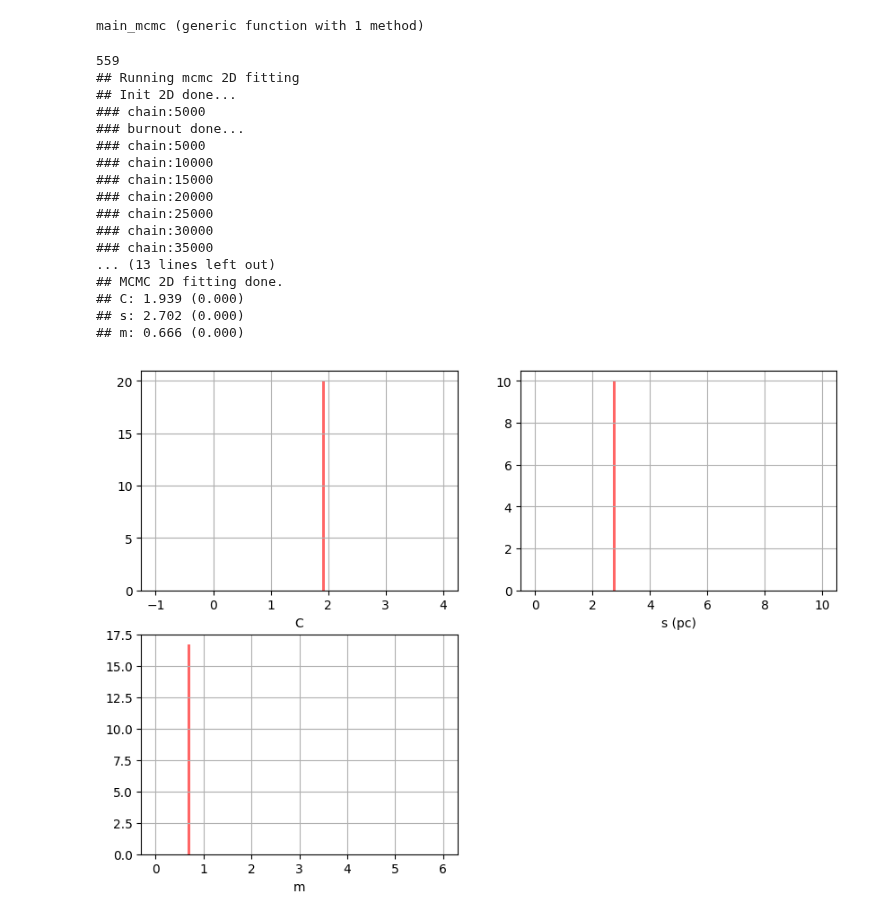
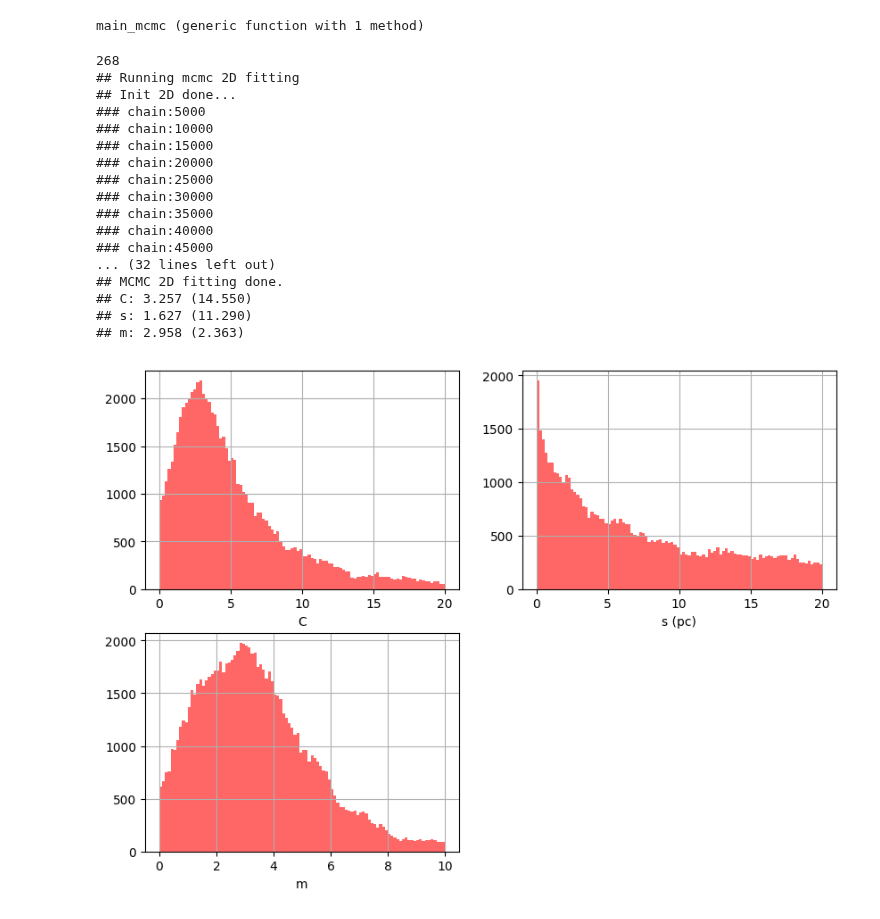
Before and after one commit to bosscha/gaia-shock, a Jupyter notebook: notebooks/analysis/spatial_structure.ipynb, the cells around one changed output. Drawn from its saved outputs; the diff is of its cells as text; code cells hidden in the pictures.

Commit message:
updt mcmc fit

```diff
--- a/notebooks/analysis/spatial_structure.ipynb
+++ b/notebooks/analysis/spatial_structure.ipynb
@@ -286,6 +289,7 @@ function _theta2d(mcmc::_mcmc2d, oc::_sc2dcentered)
 
     ptotal = pdfC*pdfm*pdfs*_likelihood2d(θ, oc)
     params = _model2d(C,s,m)
+
     return(params, ptotal)
 end
 
@@ -295,9 +299,9 @@ function _theta2diter(θi::_model2d, mcmc::_mcmc2d, oc::_sc2dcentered)
     pm  = Normal(mcmc.mmean, mcmc.mdisp)
     ps  = Normal(mcmc.smean, mcmc.sdisp)
 
-    C_rw= TruncatedNormal(θi.C,0.1 , 0.1, 1000.)
-    m_rw  = TruncatedNormal(θi.m , 0.1  , 1,  1000.)
-    s_rw  = TruncatedNormal(θi.s  , 0.2  , 1, 1000.)
+    C_rw= Normal(θi.C,0.5)
+    s_rw= Normal(θi.s  , 0.5)
+    m_rw= Normal(θi.m , 0.2)
 
     new_C = 0.
     new_m = 0
@@ -320,10 +324,9 @@ end
 # %% [output]
 _theta2diter (generic function with 1 method)
 # %%
-function main_mcmc(oc, mcmc::_mcmc2d)
+function main_mcmc(oc::_sc2dcentered, mcmc::_mcmc2d)
     let
         mci = _mc2d(zeros(Float64,0),zeros(Float64,0),zeros(Float64,0))
-
         mi, probi = _theta2d(mcmc, oc)
         println("## Init 2D done...")
 
@@ -373,20 +376,18 @@ main_mcmc (generic function with 1 method)
 ## main for 2D fitting
 oc= CSV.read("test.csv", delim= ";")
 r2d,ρ2d,err2d= _density2D(oc[:Y], oc[:Z],30)    ## binned radius
-
-rad_2d, loc_2d= _locdens2d(oc[:Y], oc[:Z], 30)   ## density estimated for each point
-
+rad_2d, loc_2d= _locdens2d(oc[:Y], oc[:Z], 3)   ## density estimated for each point
 oc2d= _sc2dcentered(length(oc[:Y]), oc[:Y], oc[:Z], rad_2d, loc_2d)
 
 ## prior
-C_mean=1.
-C_disp= 1.
-s_mean=5.
-s_disp=5.
+C_mean= 20
+C_disp= 40.
+s_mean=10.
+s_disp=15.
 m_mean=2
-m_disp=2
+m_disp=3
 #
-nburnin= 5000
+nburnin= 100000
 niter= 100000
 
 pinit= _mcmc2d(C_mean, C_disp, s_mean, s_disp, m_mean, m_disp, nburnin, niter)
@@ -395,14 +396,12 @@ pinit= _mcmc2d(C_mean, C_disp, s_mean, s_disp, m_mean, m_disp, nburnin, niter)
 println("## Running mcmc 2D fitting")
 mci= main_mcmc(oc2d, pinit)
 
-@printf("## C: %3.3f (%3.3f) \n", mean(mci.C), std(mci.C))
-@printf("## s: %3.3f (%3.3f) \n", mean(mci.s), std(mci.s))
-@printf("## m: %3.3f (%3.3f) \n", mean(mci.m), std(mci.m))
+@printf("## C: %3.3f (%3.3f) \n", median(mci.C), std(mci.C))
+@printf("## s: %3.3f (%3.3f) \n", median(mci.s), std(mci.s))
+@printf("## m: %3.3f (%3.3f) \n", median(mci.m), std(mci.m))
 
 ## compute the radial distribution for the fitted law
-
-θfit= _model2d(mean(mci.C), mean(mci.s), mean(mci.m) )
-
+θfit= _model2d(median(mci.C), median(mci.s), median(mci.m) )
 
 ρ2dfit= []
 for i in 1:length(r2d)
@@ -410,11 +409,9 @@ for i in 1:length(r2d)
     push!(ρ2dfit, d2di)
 end
 # %% [output]
-559
+268
 ## Running mcmc 2D fitting
 ## Init 2D done...
-### chain:5000
-### burnout done...
 ### chain:5000
 ### chain:10000
 ### chain:15000
@@ -422,38 +419,40 @@ end
 ### chain:25000
 ### chain:30000
 ### chain:35000
-... (13 lines left out)
+### chain:40000
+### chain:45000
+... (32 lines left out)
 ## MCMC 2D fitting done.
-## C: 1.939 (0.000)
-## s: 2.702 (0.000)
-## m: 0.666 (0.000)
+## C: 3.257 (14.550)
+## s: 1.627 (11.290)
+## m: 2.958 (2.363)
 # %%
 ### Plot the results
 ###
 fig = PyPlot.figure(figsize=(10,7))
 
 ax = PyPlot.subplot(221)
 PyPlot.grid("on")
 nbins = 100
-h = PyPlot.hist(mci.C,nbins,range = [-1.,4], color = "r", alpha=0.6 , label = "C", density =true)
+h = PyPlot.hist(mci.C,nbins,range = [0.,20], color = "r", alpha=0.6 , label = "C")
 PyPlot.xlabel("C")
 
 
 ax = PyPlot.subplot(222)
 PyPlot.grid("on")
 nbins = 100
-h = PyPlot.hist(mci.s,nbins,range = [0.,10], color = "r", alpha=0.6 , label = "C", density =true)
+h = PyPlot.hist(mci.s,nbins,range = [0.,20], color = "r", alpha=0.6 , label = "C")
 PyPlot.xlabel("s (pc)")
 
 ax = PyPlot.subplot(223)
 PyPlot.grid("on")
 nbins = 100
-h = PyPlot.hist(mci.m,nbins,range = [0.,6], color = "r", alpha=0.6 , label = "C", density =true)
+h = PyPlot.hist(mci.m,nbins,range = [0.,10], color = "r", alpha=0.6 , label = "C")
 PyPlot.xlabel("m")
 
 PyPlot.show()
 # %% [output]
-[figure, old version]
+[figure, new version]
 # %%
 fig= PyPlot.figure(figsize=(10,10))
 
```
Also changed, not shown: parts of 4 cells of this notebook.
